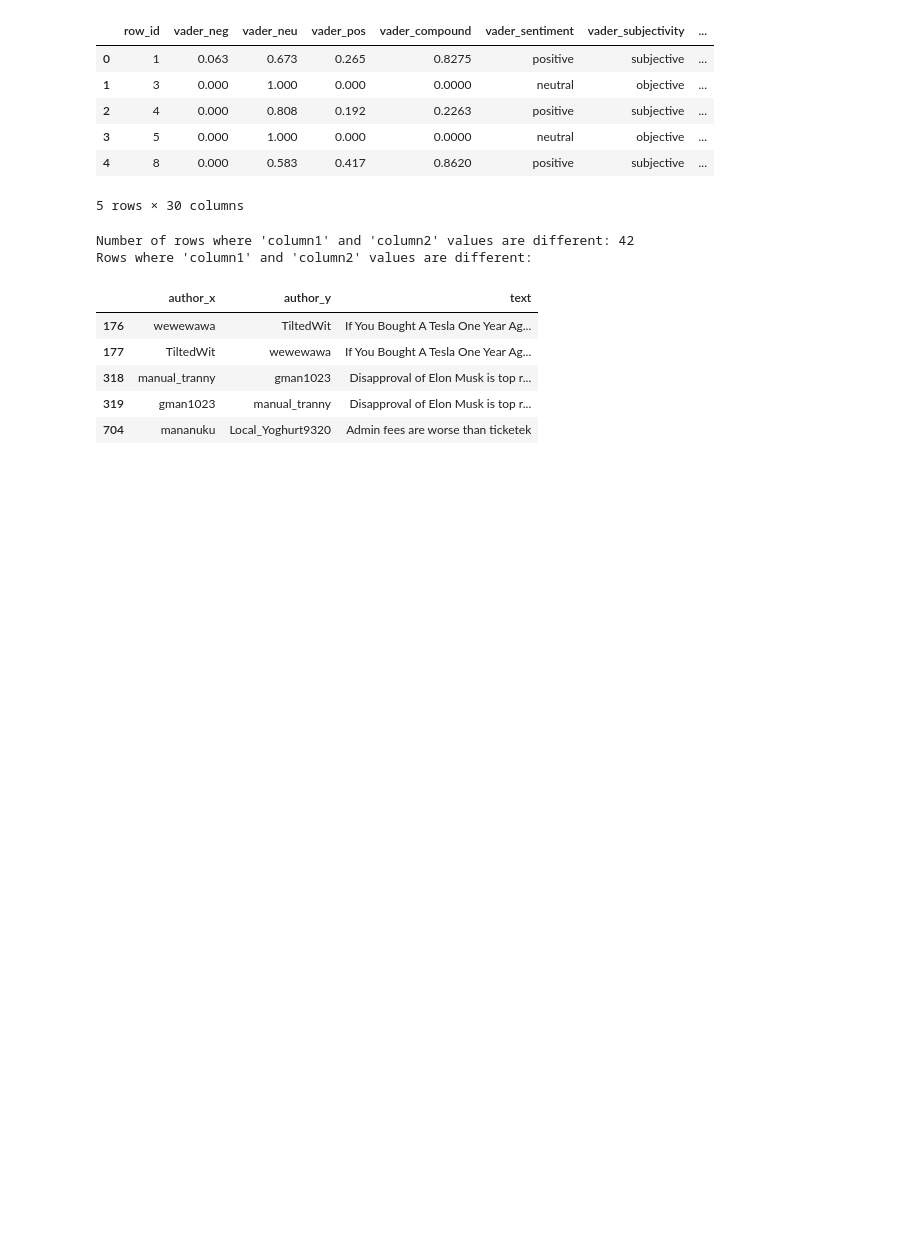
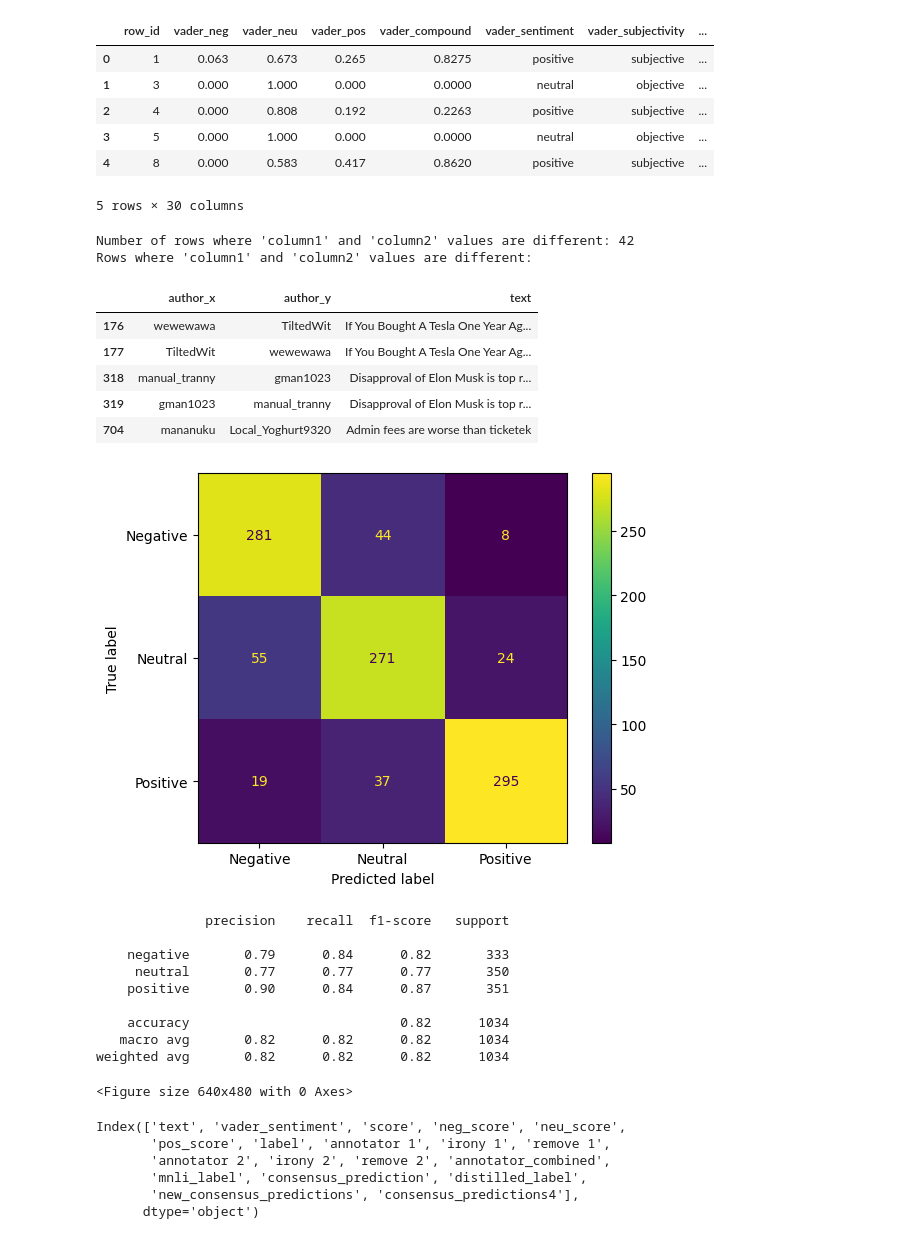
Before and after one commit to ao9000/SC4021-Project, a Jupyter notebook: classification.ipynb, the cells around one changed output. Cells and saved outputs as stored; diff of their text form; code cells hidden in the pictures; blank space fills up the shorter version.

Commit message:
plotting for classification

```diff
--- a/classification.ipynb
+++ b/classification.ipynb
@@ -1001,3 +1001,38 @@ rows_with_different_values[["author_x","author_y","text"]].head()
 | 318 | manual_tranny | gman1023 | Disapproval of Elon Musk is top r... |
 | 319 | gman1023 | manual_tranny | Disapproval of Elon Musk is top r... |
 | 704 | mananuku | Local_Yoghurt9320 | Admin fees are worse than ticketek |
+# %%
+df = pd.read_csv("majorityVoting.csv")
+from sklearn.metrics import confusion_matrix, ConfusionMatrixDisplay,classification_report
+import matplotlib.pyplot as plt
+
+cm = confusion_matrix(df['annotator_combined'], df['label'])
+
+cmd = ConfusionMatrixDisplay(cm, display_labels=['Negative', 'Neutral', 'Positive'])
+cmd.plot()
+plt.show()
+
+plt.savefig('confusion_matrix_roberta.png')
+report = classification_report(df['annotator_combined'], df['label'], target_names=["negative", "neutral", "positive"])
+print(report)
+# %% [output]
+[figure, added]
+              precision    recall  f1-score   support
+
+    negative       0.79      0.84      0.82       333
+     neutral       0.77      0.77      0.77       350
+    positive       0.90      0.84      0.87       351
+
+    accuracy                           0.82      1034
+   macro avg       0.82      0.82      0.82      1034
+weighted avg       0.82      0.82      0.82      1034
+<Figure size 640x480 with 0 Axes>
+# %%
+df.columns
+# %% [output]
+Index(['text', 'vader_sentiment', 'score', 'neg_score', 'neu_score',
+       'pos_score', 'label', 'annotator 1', 'irony 1', 'remove 1',
+       'annotator 2', 'irony 2', 'remove 2', 'annotator_combined',
+       'mnli_label', 'consensus_prediction', 'distilled_label',
+       'new_consensus_predictions', 'consensus_predictions4'],
+      dtype='object')
```
Also changed, not shown: parts of 6 cells of this notebook, 8 other files.
